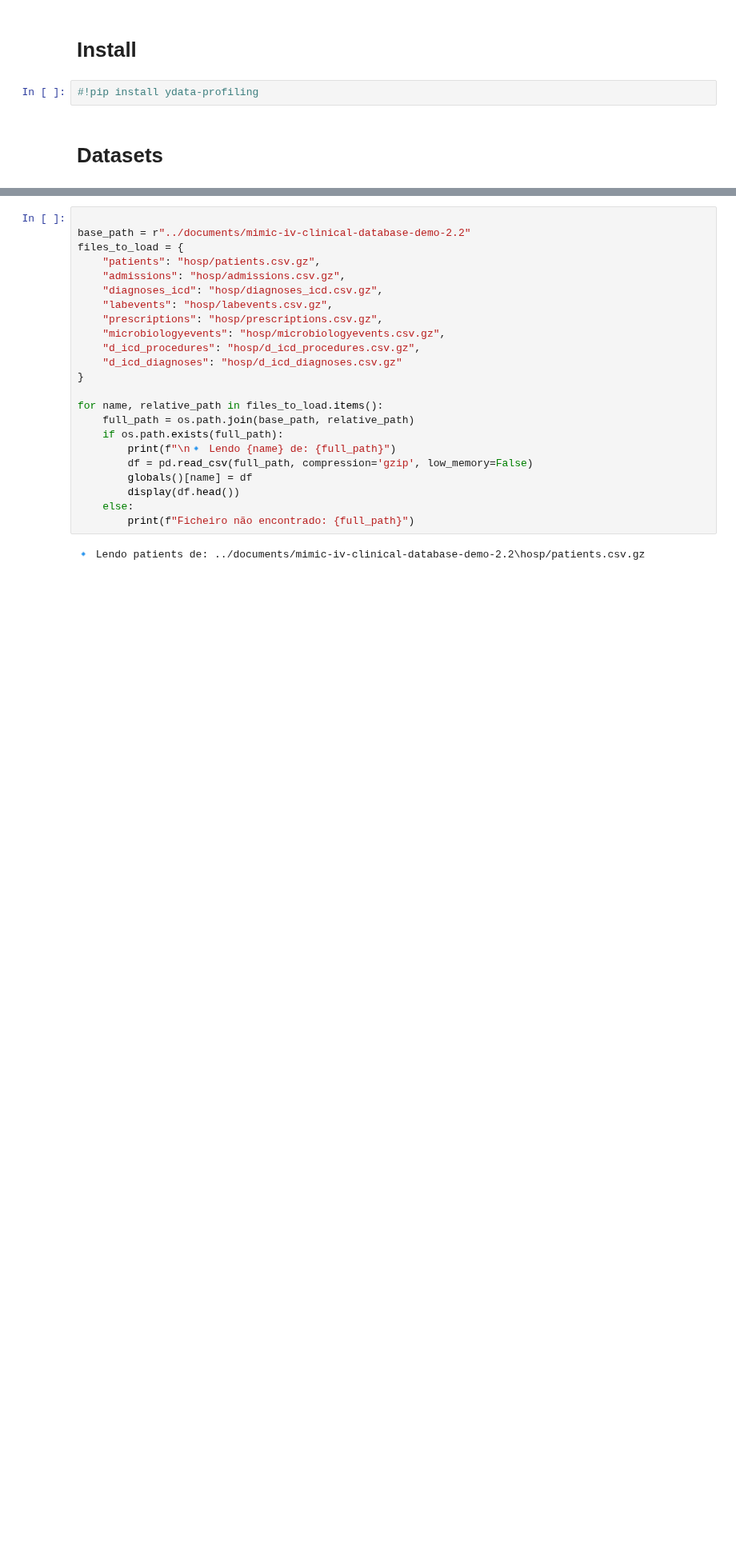
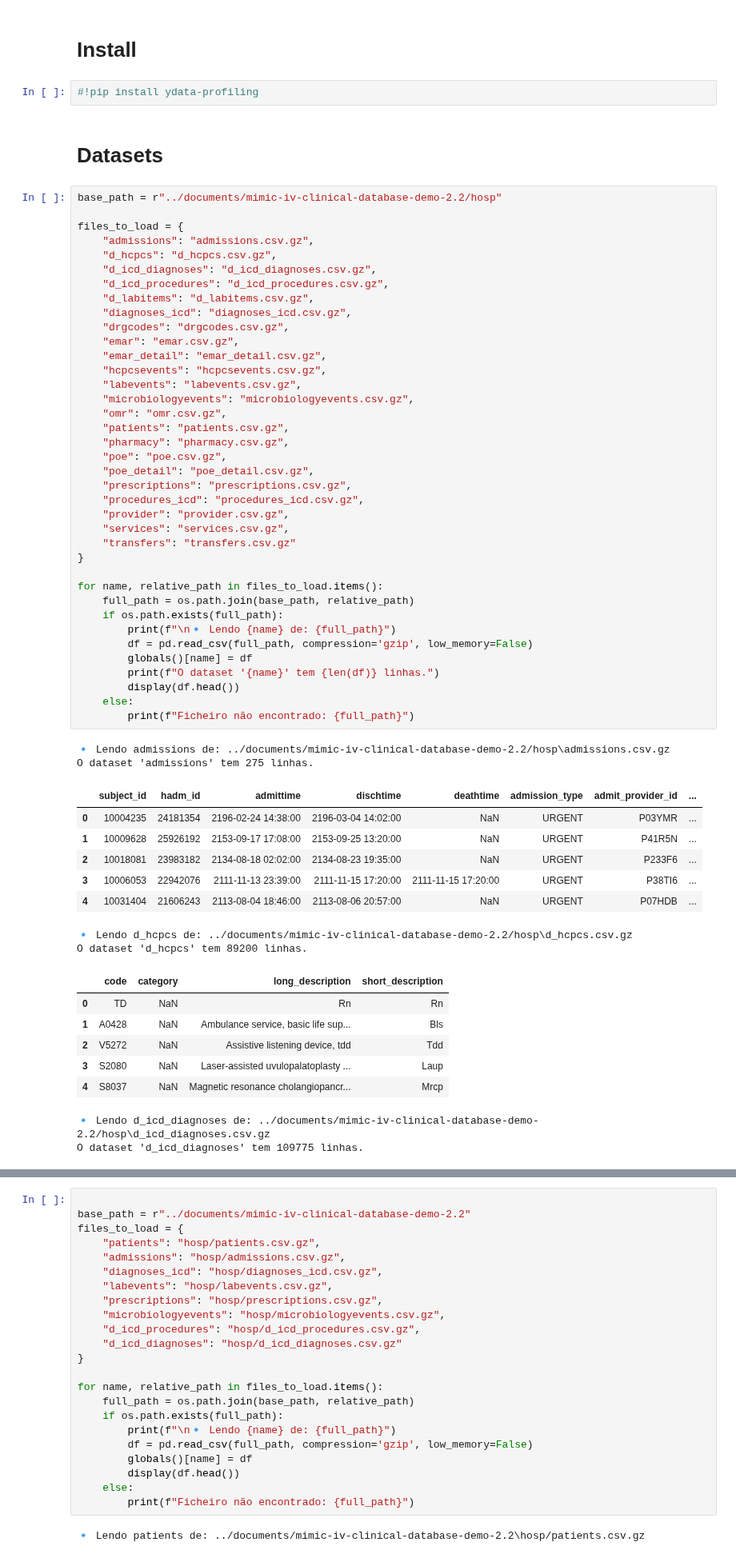
Before and after one commit to CatarinaCosta02/Master_Thesis, a Jupyter notebook: profiling/diagnosis.ipynb, the cells around one changed output, grey strips where cells are left out. Shown at 80% size. Cells and saved outputs as stored; diff of their text form; blank space fills up the shorter version.

```diff
--- a/profiling/diagnosis.ipynb
+++ b/profiling/diagnosis.ipynb
@@ -11,3 +11,60 @@ import seaborn as sns
 #!pip install ydata-profiling
 # %% [markdown]
 # Datasets
+# %%
+base_path = r"../documents/mimic-iv-clinical-database-demo-2.2/hosp"
+
+files_to_load = {
+    "admissions": "admissions.csv.gz",
+    "d_hcpcs": "d_hcpcs.csv.gz",
+    "d_icd_diagnoses": "d_icd_diagnoses.csv.gz",
+    "d_icd_procedures": "d_icd_procedures.csv.gz",
+    "d_labitems": "d_labitems.csv.gz",
+    "diagnoses_icd": "diagnoses_icd.csv.gz",
+    "drgcodes": "drgcodes.csv.gz",
+    "emar": "emar.csv.gz",
+    "emar_detail": "emar_detail.csv.gz",
+    "hcpcsevents": "hcpcsevents.csv.gz",
+    "labevents": "labevents.csv.gz",
+    "microbiologyevents": "microbiologyevents.csv.gz",
+    "omr": "omr.csv.gz",
+    "patients": "patients.csv.gz",
+    "pharmacy": "pharmacy.csv.gz",
+    "poe": "poe.csv.gz",
+    "poe_detail": "poe_detail.csv.gz",
+    "prescriptions": "prescriptions.csv.gz",
+    "procedures_icd": "procedures_icd.csv.gz",
+    "provider": "provider.csv.gz",
+    "services": "services.csv.gz",
+    "transfers": "transfers.csv.gz"
+}
+
+for name, relative_path in files_to_load.items():
+    full_path = os.path.join(base_path, relative_path)
+    if os.path.exists(full_path):
+        print(f"\n🔹 Lendo {name} de: {full_path}")
+        df = pd.read_csv(full_path, compression='gzip', low_memory=False)
+        globals()[name] = df
+        print(f"O dataset '{name}' tem {len(df)} linhas.")
+        display(df.head())
+    else:
+        print(f"Ficheiro não encontrado: {full_path}")
+# %% [output]
+🔹 Lendo admissions de: ../documents/mimic-iv-clinical-database-demo-2.2/hosp\admissions.csv.gz
+O dataset 'admissions' tem 275 linhas.
+|  | subject_id | hadm_id | admittime | dischtime | deathtime | admission_type | admit_provider_id | ... |
+| 0 | 10004235 | 24181354 | 2196-02-24 14:38:00 | 2196-03-04 14:02:00 | NaN | URGENT | P03YMR | ... |
+| 1 | 10009628 | 25926192 | 2153-09-17 17:08:00 | 2153-09-25 13:20:00 | NaN | URGENT | P41R5N | ... |
+| 2 | 10018081 | 23983182 | 2134-08-18 02:02:00 | 2134-08-23 19:35:00 | NaN | URGENT | P233F6 | ... |
+| 3 | 10006053 | 22942076 | 2111-11-13 23:39:00 | 2111-11-15 17:20:00 | 2111-11-15 17:20:00 | URGENT | P38TI6 | ... |
+| 4 | 10031404 | 21606243 | 2113-08-04 18:46:00 | 2113-08-06 20:57:00 | NaN | URGENT | P07HDB | ... |
+🔹 Lendo d_hcpcs de: ../documents/mimic-iv-clinical-database-demo-2.2/hosp\d_hcpcs.csv.gz
+O dataset 'd_hcpcs' tem 89200 linhas.
+|  | code | category | long_description | short_description |
+| 0 | TD | NaN | Rn | Rn |
+| 1 | A0428 | NaN | Ambulance service, basic life sup... | Bls |
+| 2 | V5272 | NaN | Assistive listening device, tdd | Tdd |
+| 3 | S2080 | NaN | Laser-assisted uvulopalatoplasty ... | Laup |
+| 4 | S8037 | NaN | Magnetic resonance cholangiopancr... | Mrcp |
+🔹 Lendo d_icd_diagnoses de: ../documents/mimic-iv-clinical-database-demo-2.2/hosp\d_icd_diagnoses.csv.gz
+O dataset 'd_icd_diagnoses' tem 109775 linhas.
```
Also changed, not shown: parts of 3 cells of this notebook.
